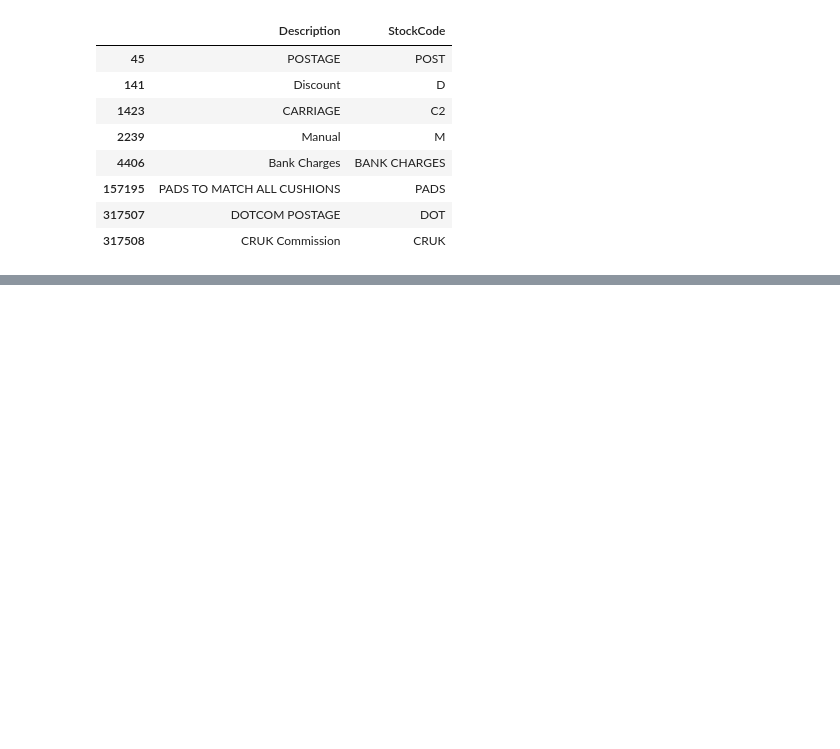
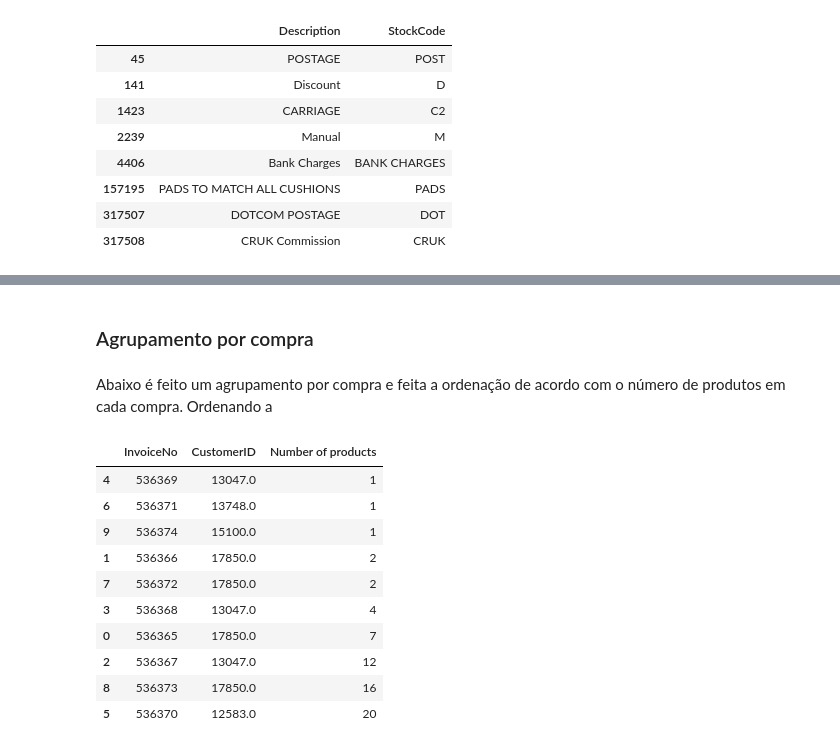
Before and after one commit to SkyNetRecruits/online_retail_dataset, a Jupyter notebook: pre_processing.ipynb, the cells around one changed output, grey strips where cells are left out. Saved outputs shown, nothing was run; the diff lists cells and outputs as text; code cells hidden in the pictures; blank space fills up the shorter version.

```diff
--- a/pre_processing.ipynb
+++ b/pre_processing.ipynb
@@ -235 +227,20 @@ pd.DataFrame([{'Transações': len(df['InvoiceNo'].value_counts()),
 | Quantidade | 22190 | 3684 | 4372 |
+# %% [markdown]
+### Agrupamento por compra
+# %% [markdown]
+Abaixo é feito um agrupamento por compra e feita a ordenação de acordo com o número de produtos em cada compra. Ordenando a
+# %%
+buy = df.groupby(by=['InvoiceNo', 'CustomerID'], as_index=False)['InvoiceDate'].count().rename(columns = {'InvoiceDate':'Number of products'})
+display(buy.head(10).sort_values('Number of products'))
+# %% [output]
+|  | InvoiceNo | CustomerID | Number of products |
+| 4 | 536369 | 13047.0 | 1 |
+| 6 | 536371 | 13748.0 | 1 |
+| 9 | 536374 | 15100.0 | 1 |
+| 1 | 536366 | 17850.0 | 2 |
+| 7 | 536372 | 17850.0 | 2 |
+| 3 | 536368 | 13047.0 | 4 |
+| 0 | 536365 | 17850.0 | 7 |
+| 2 | 536367 | 13047.0 | 12 |
+| 8 | 536373 | 17850.0 | 16 |
+| 5 | 536370 | 12583.0 | 20 |
```
Also changed, not shown: parts of 4 cells of this notebook.
